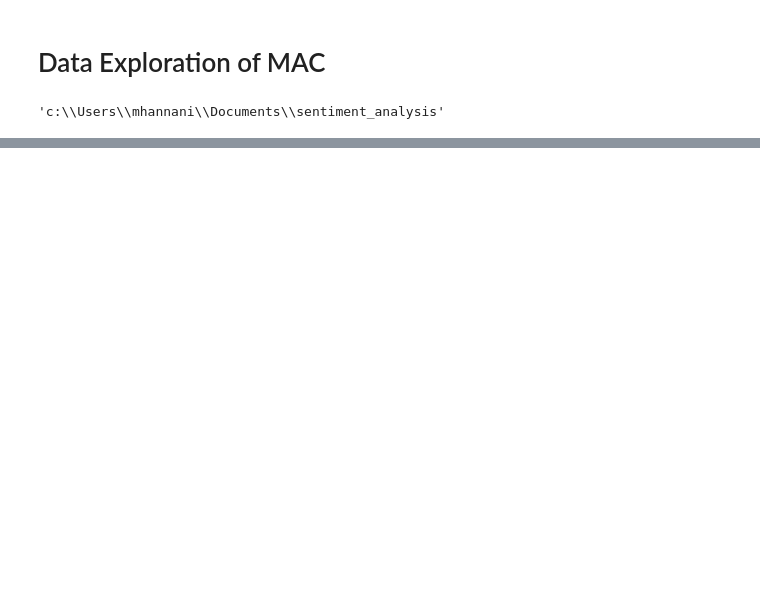
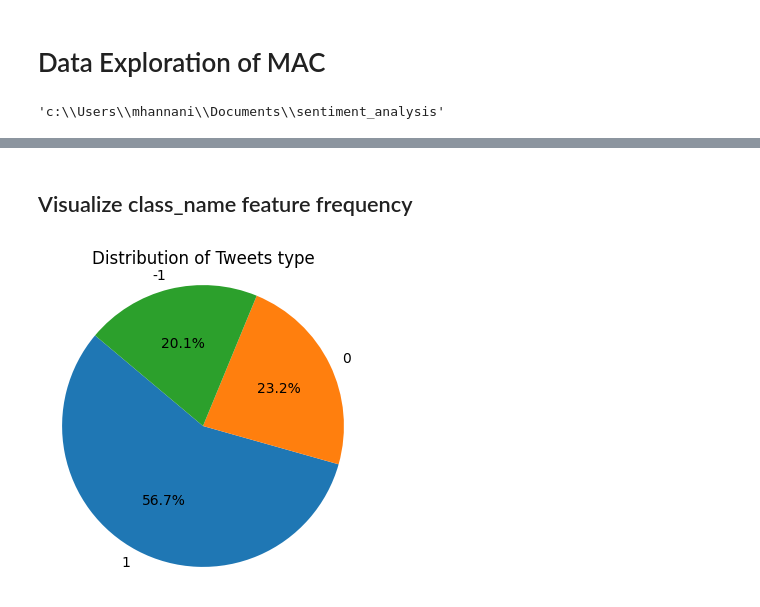
Before and after one commit to mhannani/sentiment_analysis, a Jupyter notebook: notebooks/data_exploration.ipynb, the cells around one changed output, grey strips where cells are left out. Saved outputs shown, nothing was run; the diff lists cells and outputs as text; code cells hidden in the pictures; blank space fills up the shorter version.

```diff
--- a/notebooks/data_exploration.ipynb
+++ b/notebooks/data_exploration.ipynb
@@ -82,0 +69,7 @@ Name: count, dtype: int64
+# %% [markdown]
+## Visualize class_name feature frequency
+# %%
+from src.utils.visualizers import visualize_frequencies
+visualize_frequencies(df, "type")
+# %% [output]
+[figure, added]
```
Also changed, not shown: parts of 7 cells of this notebook, 18 other files.
